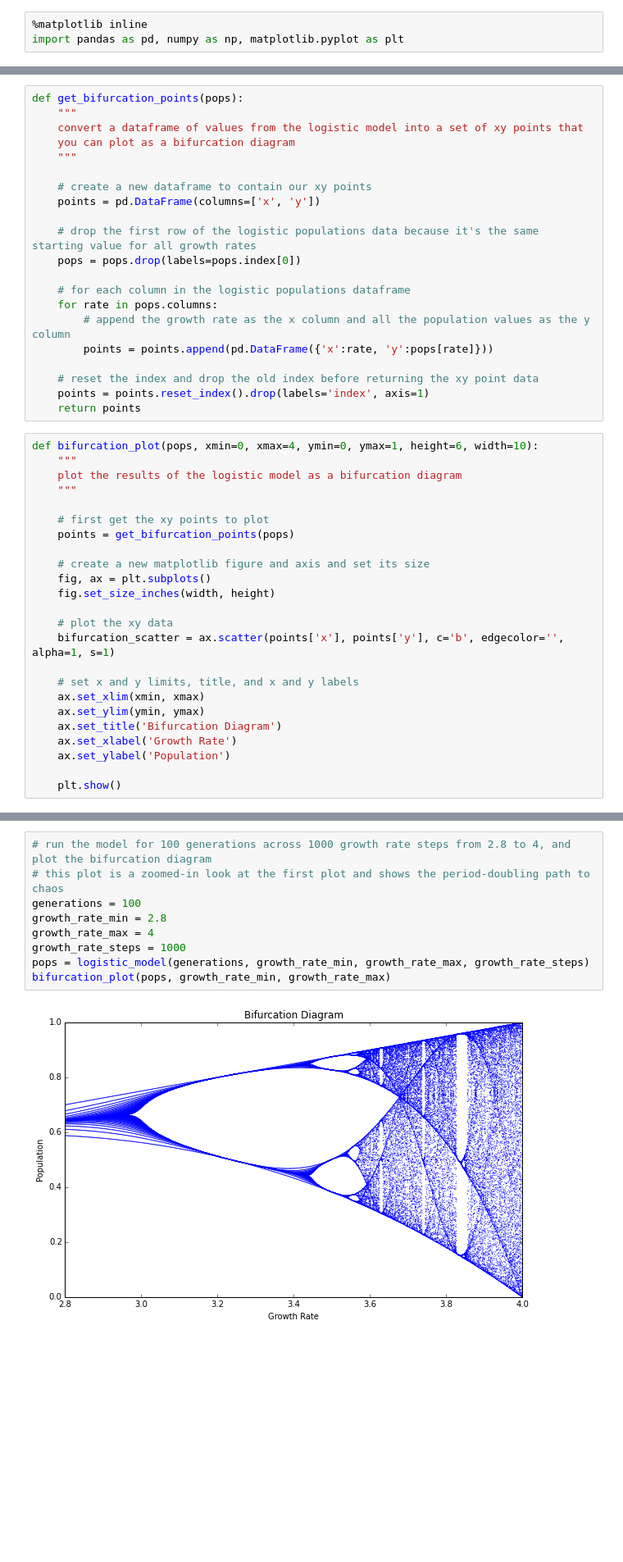
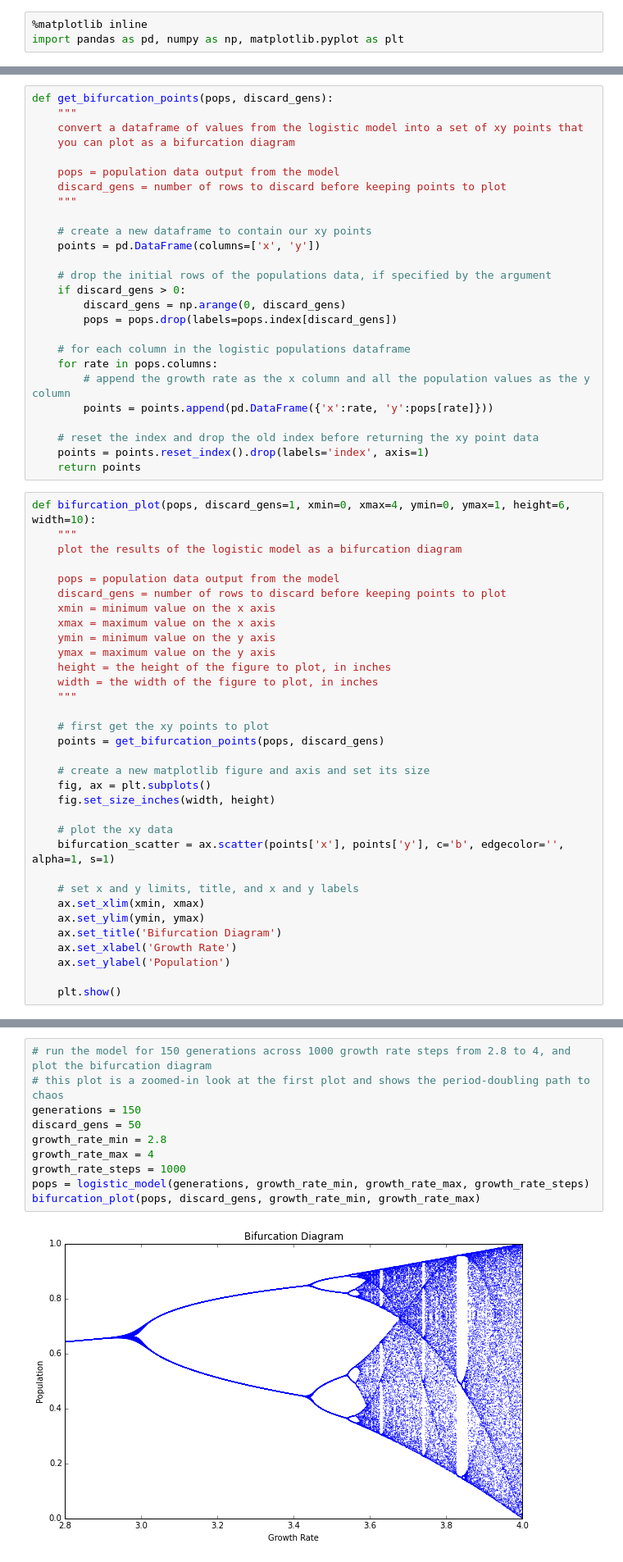
Before and after one commit to aitatanit/chaos-models, a Jupyter notebook: chaos-logistic-model.ipynb, the cells around one changed output, grey strips where cells are left out. Shown at 82% size. Drawn from its saved outputs; the diff is of its cells as text; blank space fills up the shorter version.

Commit message:
throw out first n gens of bifurcation diagrams to reveal attractors

```diff
--- a/chaos-logistic-model.ipynb
+++ b/chaos-logistic-model.ipynb
@@ -54,17 +54,22 @@ def logistic_model(generations=20,
 
     return pops
 # %%
-def get_bifurcation_points(pops):
+def get_bifurcation_points(pops, discard_gens):
     """
     convert a dataframe of values from the logistic model into a set of xy points that
     you can plot as a bifurcation diagram
+
+    pops = population data output from the model
+    discard_gens = number of rows to discard before keeping points to plot
     """
 
     # create a new dataframe to contain our xy points
     points = pd.DataFrame(columns=['x', 'y'])
 
-    # drop the first row of the logistic populations data because it's the same starting value for all growth rates
-    pops = pops.drop(labels=pops.index[0])
+    # drop the initial rows of the populations data, if specified by the argument
+    if discard_gens > 0:
+        discard_gens = np.arange(0, discard_gens)
+        pops = pops.drop(labels=pops.index[discard_gens])
 
     # for each column in the logistic populations dataframe
     for rate in pops.columns:
@@ -75,13 +80,22 @@ def get_bifurcation_points(pops):
     points = points.reset_index().drop(labels='index', axis=1)
     return points
 # %%
-def bifurcation_plot(pops, xmin=0, xmax=4, ymin=0, ymax=1, height=6, width=10):
+def bifurcation_plot(pops, discard_gens=1, xmin=0, xmax=4, ymin=0, ymax=1, height=6, width=10):
     """
     plot the results of the logistic model as a bifurcation diagram
+
+    pops = population data output from the model
+    discard_gens = number of rows to discard before keeping points to plot
+    xmin = minimum value on the x axis
+    xmax = maximum value on the x axis
+    ymin = minimum value on the y axis
+    ymax = maximum value on the y axis
+    height = the height of the figure to plot, in inches
+    width = the width of the figure to plot, in inches
     """
 
     # first get the xy points to plot
-    points = get_bifurcation_points(pops)
+    points = get_bifurcation_points(pops, discard_gens)
 
     # create a new matplotlib figure and axis and set its size
     fig, ax = plt.subplots()
@@ -193,12 +213,13 @@ bifurcation_plot(pops, growth_rate_min, growth_rate_max)
 # %%
-# run the model for 100 generations across 1000 growth rate steps from 2.8 to 4, and plot the bifurcation diagram
+# run the model for 150 generations across 1000 growth rate steps from 2.8 to 4, and plot the bifurcation diagram
 # this plot is a zoomed-in look at the first plot and shows the period-doubling path to chaos
-generations = 100
+generations = 150
+discard_gens = 50
 growth_rate_min = 2.8
 growth_rate_max = 4
 growth_rate_steps = 1000
 pops = logistic_model(generations, growth_rate_min, growth_rate_max, growth_rate_steps)
-bifurcation_plot(pops, growth_rate_min, growth_rate_max)
+bifurcation_plot(pops, discard_gens, growth_rate_min, growth_rate_max)
 # %% [output]
-[figure, old version]
+[figure, new version]
 # %%
```
Also changed, not shown: parts of 6 cells of this notebook.
